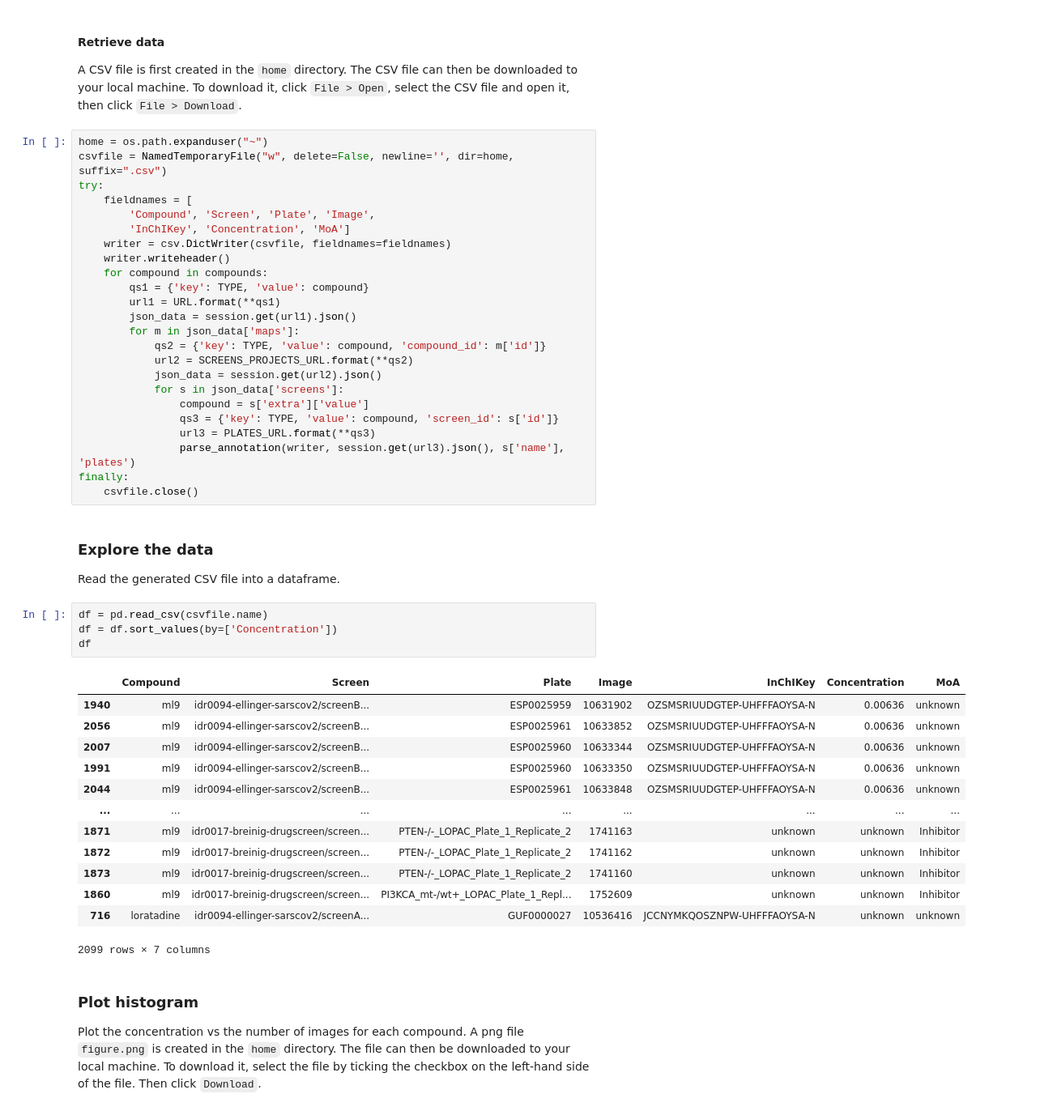
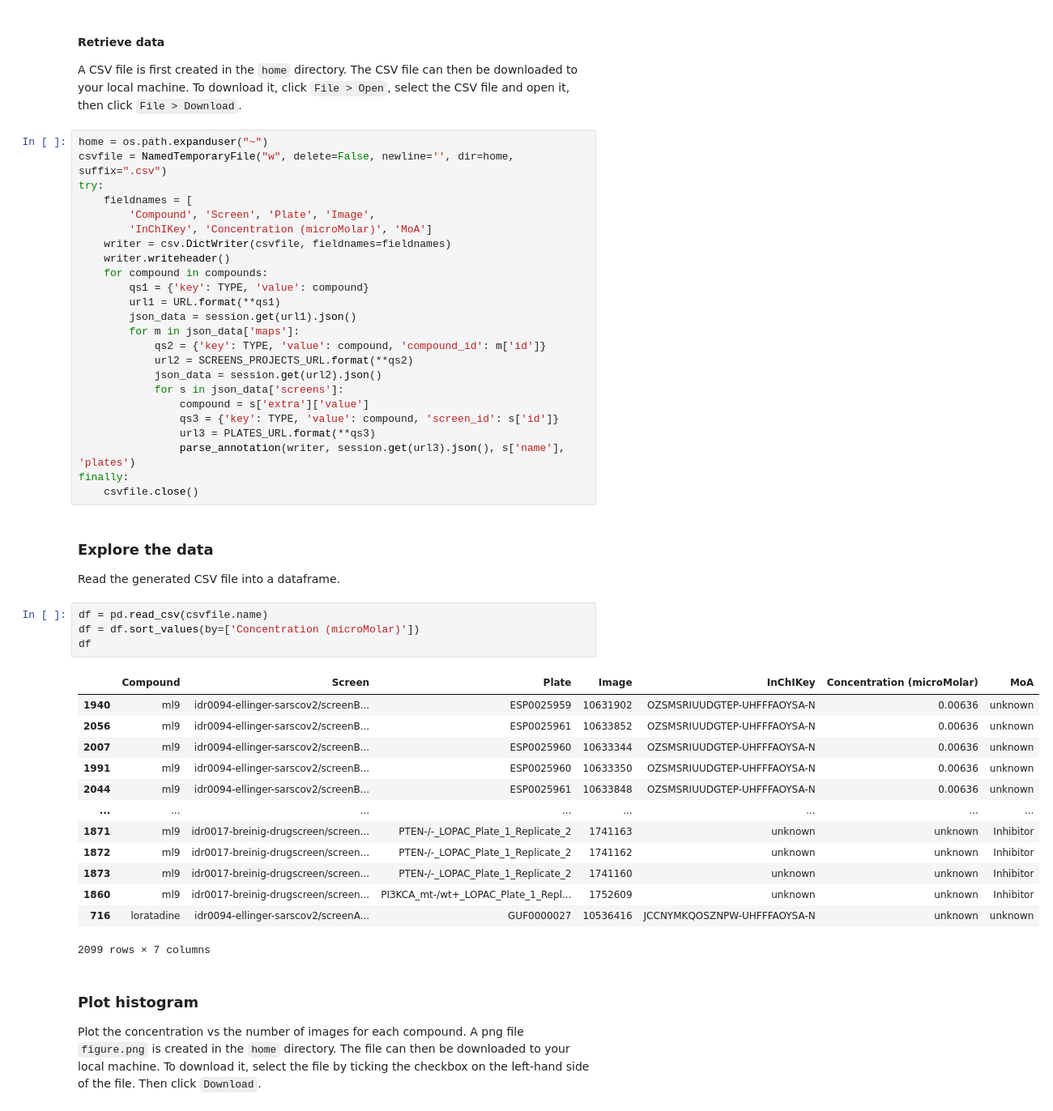
Before and after one commit to IDR/idr-notebooks, a Jupyter notebook: Compound.ipynb, the cells around one changed output. Shown at 81% size. Saved outputs shown, nothing was run; the diff lists cells and outputs as text.

Commit message:
add concentration unit

```diff
--- a/Compound.ipynb
+++ b/Compound.ipynb
@@ -106,7 +107,7 @@ csvfile = NamedTemporaryFile("w", delete=False, newline='', dir=home, suffix=".c
 try:
     fieldnames = [
         'Compound', 'Screen', 'Plate', 'Image',
-        'InChIKey', 'Concentration', 'MoA']
+        'InChIKey', 'Concentration (microMolar)', 'MoA']
     writer = csv.DictWriter(csvfile, fieldnames=fieldnames)
     writer.writeheader()
     for compound in compounds:
@@ -129,10 +130,10 @@ finally:
 Read the generated CSV file into a dataframe.
 # %%
 df = pd.read_csv(csvfile.name)
-df = df.sort_values(by=['Concentration'])
+df = df.sort_values(by=['Concentration (microMolar)'])
 df
 # %% [output]
-|  | Compound | Screen | Plate | Image | InChIKey | Concentration | MoA |
+|  | Compound | Screen | Plate | Image | InChIKey | Concentration (microMolar) | MoA |
 | 1940 | ml9 | idr0094-ellinger-sarscov2/screenB... | ESP0025959 | 10631902 | OZSMSRIUUDGTEP-UHFFFAOYSA-N | 0.00636 | unknown |
 | 2056 | ml9 | idr0094-ellinger-sarscov2/screenB... | ESP0025961 | 10633852 | OZSMSRIUUDGTEP-UHFFFAOYSA-N | 0.00636 | unknown |
 | 2007 | ml9 | idr0094-ellinger-sarscov2/screenB... | ESP0025960 | 10633344 | OZSMSRIUUDGTEP-UHFFFAOYSA-N | 0.00636 | unknown |
```
Also changed, not shown: parts of 4 cells of this notebook.
